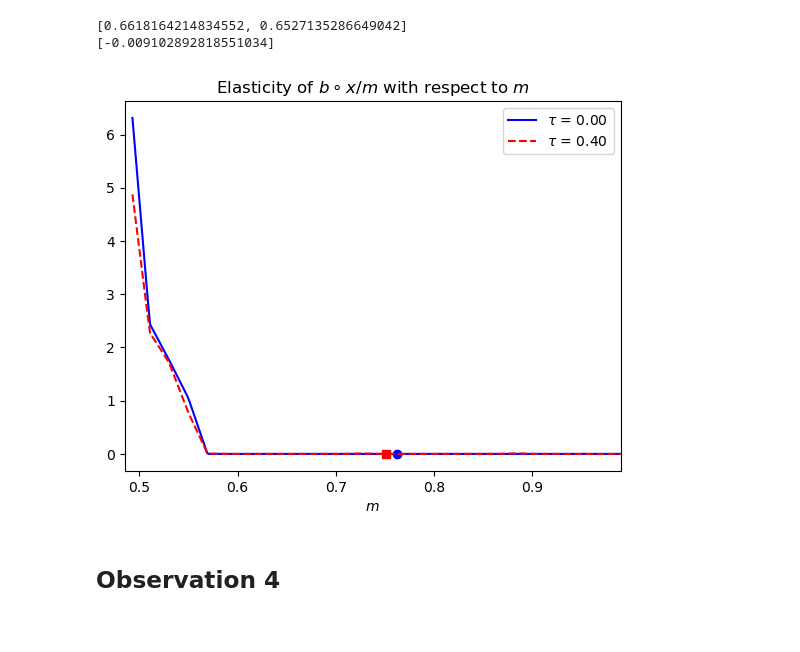
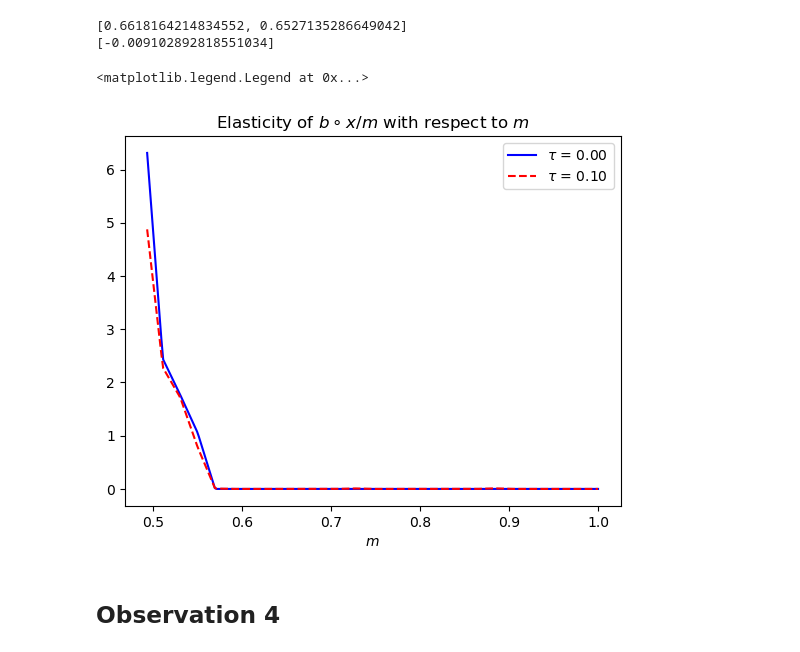
Before and after one commit to phantomachine/csm, a Jupyter notebook: python/compare_steadystates_policies-v2.ipynb, the cells around one changed output. Saved outputs shown, nothing was run; the diff lists cells and outputs as text; code cells hidden in the pictures.

```diff
--- a/python/compare_steadystates_policies-v2.ipynb
+++ b/python/compare_steadystates_policies-v2.ipynb
@@ -545,37 +639,39 @@ print([e_bxm1 - e_bxm0])
 # %%
 def ebxm(m, experiment, policies):
     """Net elasticity of b*x/m is eb + ex - el"""
     ebf = policies["elasticity"]["b"][experiment][-2]
     eb = ebf(m)
     exf = policies["elasticity"]["x"][experiment][-2]
     ex = exf(m)
     elf = policies["elasticity"]["y"][experiment][-2]
     el = elf(m)
     return {"b": eb, "x": ex, "l": el, "bxm": eb + ex - el}
 
 m_e = m.copy()
 m_e[0] = 1e-8
 
 plt.figure()
 # plt.xlim([0.45, 0.58])
 plt.plot(m_e, ebxm(m_e, 0, policies)["bxm"], '-b',
          label=r"$\tau$ = {:2.2f}".format(
-                                        4*policies["tau"][0]
+                                        policies["tau"][0]
                                         )
          )
-plt.plot(m0, ebxm(m0, 0, policies)["bxm"], 'ob')
+# plt.plot(m0, ebxm(m0, 0, policies)["bxm"], 'ob')
 plt.plot(m_e, ebxm(m_e, 1, policies)["bxm"], '--r',
          label=r"$\tau$ = {:2.2f}".format(
-                                        4*policies["tau"][1]
+                                        policies["tau"][1]
                                         )
          )
-plt.plot(m1, ebxm(m1, 1, policies)["bxm"], 'sr')
+# plt.plot(m1, ebxm(m1, 1, policies)["bxm"], 'sr')
 plt.xlabel(r"$m$")
 plt.title(r"Elasticity of $b \circ x/m$ with respect to $m$")
 plt.legend()
-plt.xlim([0.485, 0.99]);
+# plt.xlim([0.74, 0.7])
+# plt.ylim([-0.00001, 0.00001])
 # %% [output]
+<matplotlib.legend.Legend at 0x...>
-[figure, old version]
+[figure, new version]
 # %% [markdown]
 ## Observation 4
 # %% [markdown]
```
Also changed, not shown: parts of 17 cells of this notebook.
